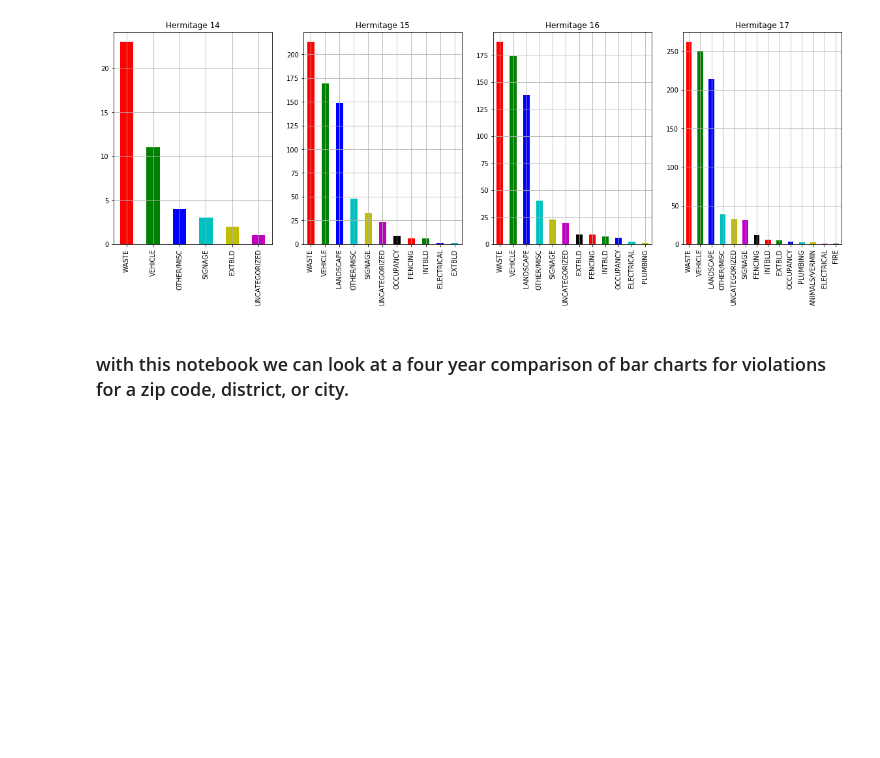
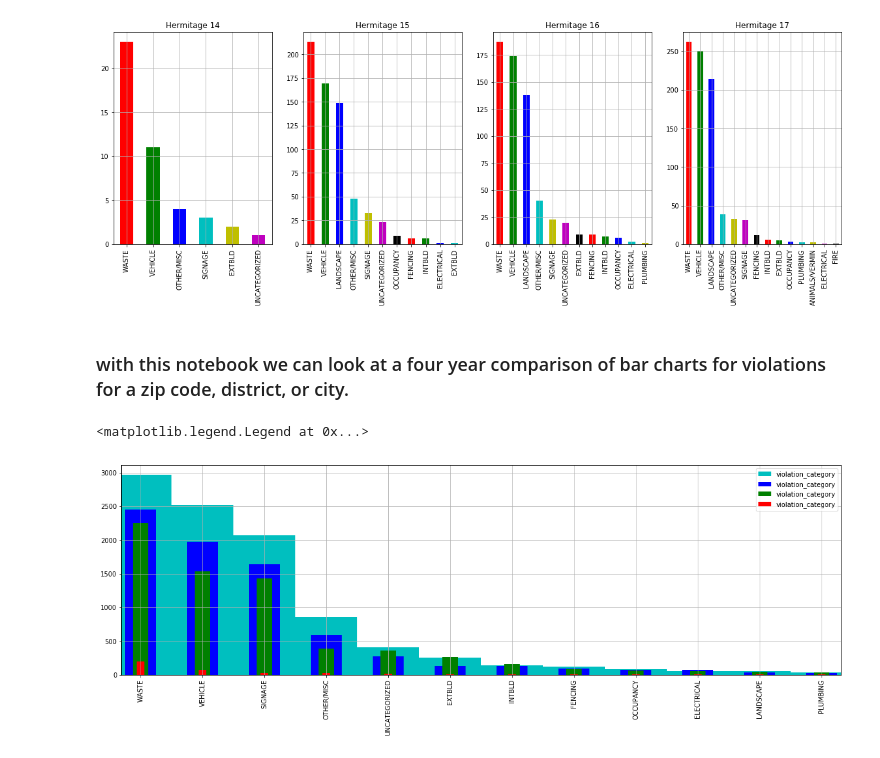
Before and after one commit to paulo-g-martinez/dq2-codes-violations-nashville, a Jupyter notebook: DQ2_Presentation.ipynb, the cells around one changed output. Drawn from its saved outputs; the diff is of its cells as text; code cells hidden in the pictures; blank space fills up the shorter version.

Commit message:
plotted all the bars on the same graph

```diff
--- a/DQ2_Presentation.ipynb
+++ b/DQ2_Presentation.ipynb
@@ -1031,3 +1031,13 @@ Hermitage17.violation_category.value_counts(dropna=False).plot(kind = 'bar', tit
 [figure]
 # %% [markdown]
 ### with this notebook we can look at a four year comparison of bar charts for violations for a zip code, district, or city.
+# %%
+#figured out how to plot all the bars on the same graph
+Nashville17.violation_category.value_counts(dropna=False).plot(width = 1, kind = 'bar', grid = True, color = 'c')
+Nashville16.violation_category.value_counts(dropna=False).plot(width = .5, kind = 'bar', grid = True, color = 'b')
+Nashville15.violation_category.value_counts(dropna=False).plot(width = .25, kind = 'bar', grid = True, color = 'g')
+Nashville14.violation_category.value_counts(dropna=False).plot(width = .125, kind = 'bar', figsize = (20,6), grid = True, color = 'r')
+plt.legend()
+# %% [output]
+<matplotlib.legend.Legend at 0x...>
+[figure, added]
```
Also changed, not shown: parts of 2 cells of this notebook.
